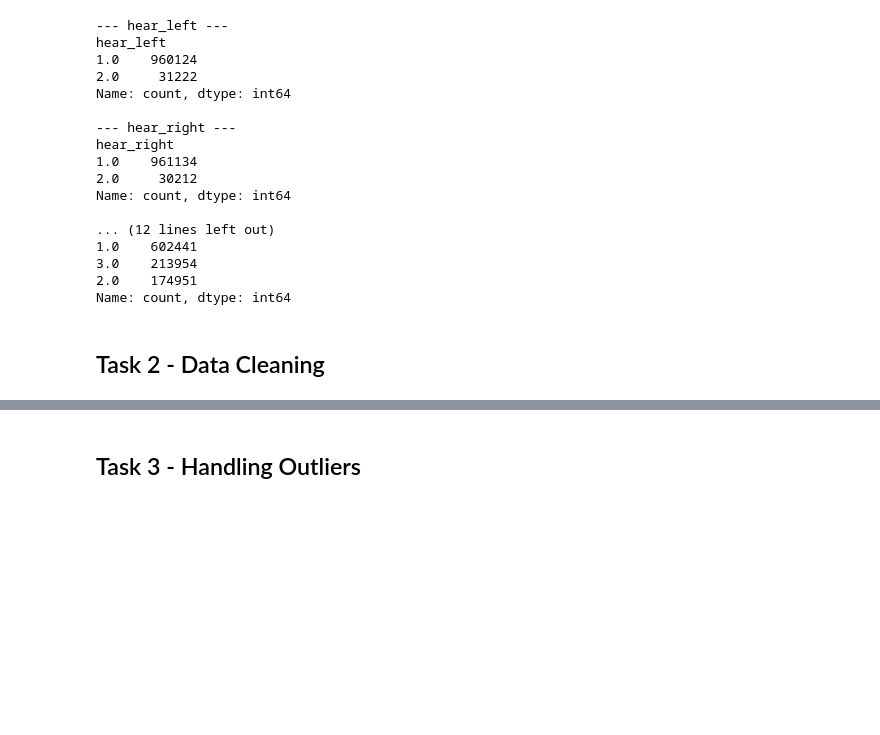
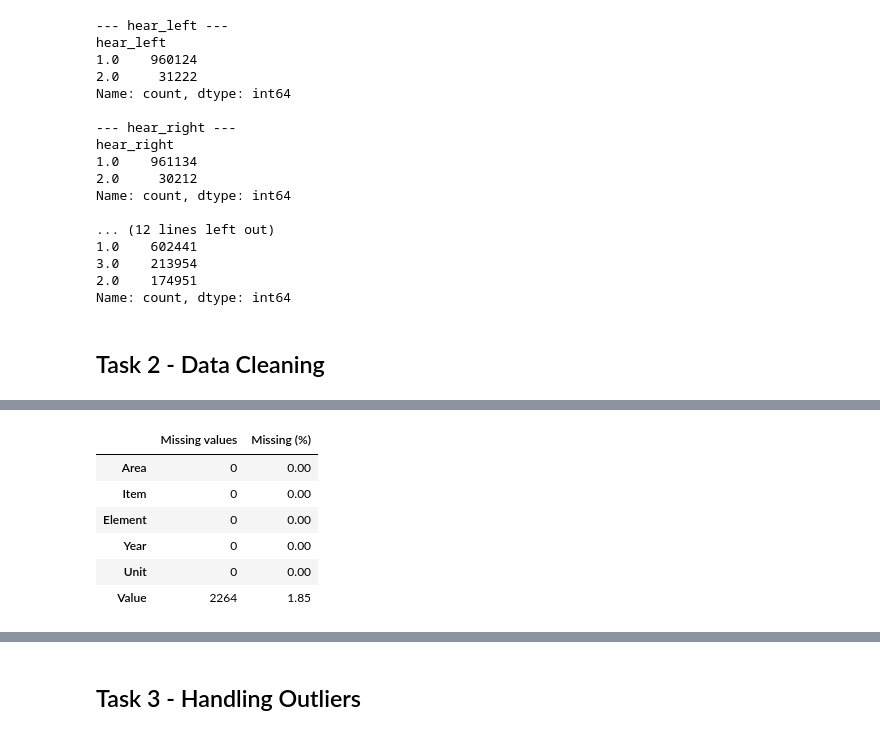
Before and after one commit to johannegg/IT3212, a Jupyter notebook: Assignment1/Assignment1.ipynb, the cells around one changed output, grey strips where cells are left out. Cells and saved outputs as stored; diff of their text form; code cells hidden in the pictures; blank space fills up the shorter version.

```diff
--- a/Assignment1/Assignment1.ipynb
+++ b/Assignment1/Assignment1.ipynb
@@ -133,0 +147,17 @@ Name: count, dtype: int64
+# %%
+# Check for missing values in each column
+
+missing_summary = pd.DataFrame({
+    "Missing values": live_df.isnull().sum(),
+    "Missing (%)": (live_df.isnull().mean() * 100).round(2)
+})
+
+missing_summary
+# %% [output]
+|  | Missing values | Missing (%) |
+| Area | 0 | 0.00 |
+| Item | 0 | 0.00 |
+| Element | 0 | 0.00 |
+| Year | 0 | 0.00 |
+| Unit | 0 | 0.00 |
+| Value | 2264 | 1.85 |
```
Also changed, not shown: parts of 7 cells of this notebook.
